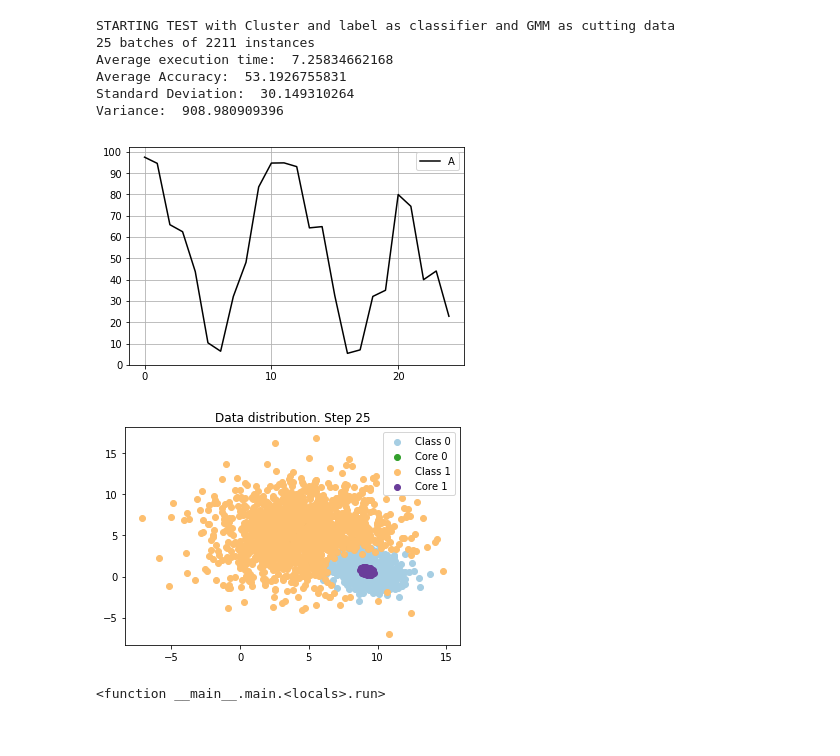
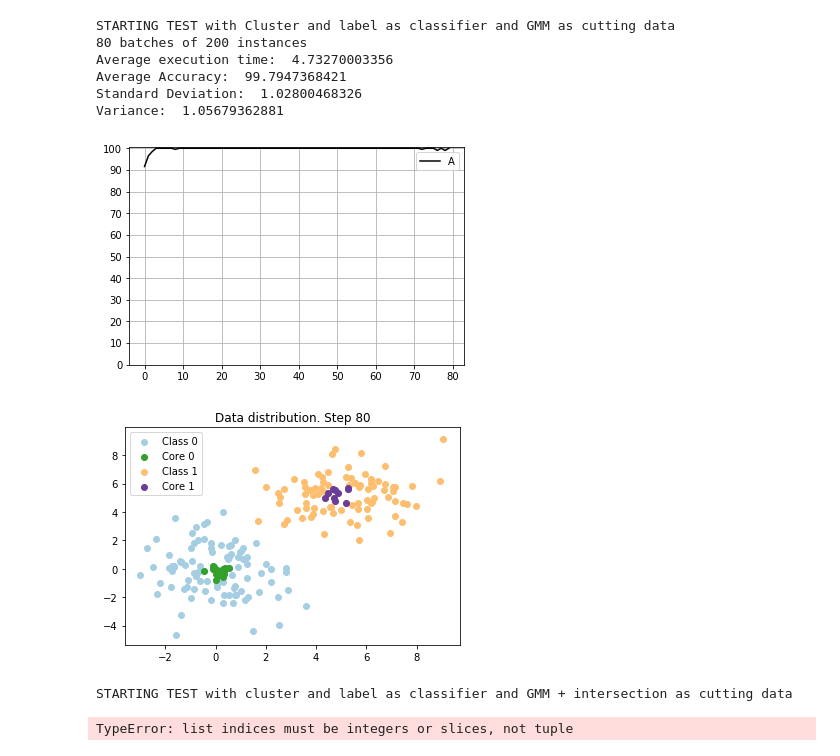
Before and after one commit to raulsenaferreira/Systems-Engineering, a Jupyter notebook: Dissertation/main.ipynb, the cells around one changed output. Cells and saved outputs as stored; diff of their text form; code cells hidden in the pictures.

```diff
--- a/Dissertation/main.ipynb
+++ b/Dissertation/main.ipynb
@@ -21,7 +21,7 @@ class Experiment():
         #commom for all experiments
         self.method = method
         self.initialLabeledDataPerc=0.05
-        self.classes=[0, 1]
+        #self.classes=[0, 1]
         self.usePCA=False
         #used only by gmm and cluster-label process
         self.densityFunction='gmm'
@@ -70,7 +70,7 @@ def doExperiments(dataValues, dataLabels, experiments, numberOfTimes, batches):
         #print data distribution in step t
         initial = (batches*sizeOfBatch)-sizeOfBatch
         final = initial + sizeOfBatch
-        plotFunctions.plot(dataValues[initial:final], dataLabels[initial:final], CoreX, CoreY, batches, e.classes)
+        plotFunctions.plot(dataValues[initial:final], dataLabels[initial:final], CoreX, CoreY, batches, classes)
 
 
 def main():
@@ -84,7 +84,7 @@ def main():
     path = os.getcwd()+sep+'experiments'+sep+'data'+sep
 
     #loading a dataset
-    dataValues, dataLabels = setup.loadCSurr(path, sep)
+    dataValues, dataLabels = setup.loadCDT(path, sep)
     #dataValues, dataLabels = setup.loadCheckerBoard(path)
 
 
@@ -104,44 +104,45 @@ def main():
     '''
     #experiments[2] = Experiment(kmeans_svm)
 
     ''' Proposed Method 1 (GMM core extraction) '''
-    experiments[3] = Experiment(proposed_gmm_core_extraction)
+    #experiments[3] = Experiment(proposed_gmm_core_extraction)
 
     ''' Proposed Method 2 (Alvim) '''
     ##experiments[4] = Experiment(compose3, dataValues, dataLabels, "STARTING TEST with Cluster and label as classifier and GMM / KDE as cutting data")
 
     '''
     Proposed method 3 (Intersection between two distributions)
     '''
     ##experiments[5] = Experiment(intersection, dataValues, dataLabels, "STARTING TEST Cluster and label as classifier and Intersection between two distributions")
 
     '''
     Proposed method 4 (Intersection between two distributions + GMM)
     '''
-    #experiments[6] = Experiment(improved_intersection)
+    experiments[6] = Experiment(improved_intersection)
 
     #doExperiments(experiments, 1)
 
     #running pywidget
     def run(sizeOfBatch):
         doExperiments(dataValues, dataLabels, experiments, 1, sizeOfBatch)
 
-    v = interact(run, sizeOfBatch=(1, 50, 1));
+    v = interact(run, sizeOfBatch=(1, 80, 1));
     display(v)
 
 
 if __name__ == "__main__":
     main()
 # %% [output]
 STARTING TEST with Cluster and label as classifier and GMM as cutting data
-25 batches of 2211 instances
-Average execution time:  7.25834662168
-Average Accuracy:  53.1926755831
-Standard Deviation:  30.149310264
-Variance:  908.980909396
+80 batches of 200 instances
+Average execution time:  4.73270003356
+Average Accuracy:  99.7947368421
+Standard Deviation:  1.02800468326
+Variance:  1.05679362881
-[figure, old version]
+[figure, new version]
-[figure, old version]
+[figure, new version]
-<function __main__.main.<locals>.run>
+STARTING TEST with cluster and label as classifier and GMM + intersection as cutting data
+TypeError: list indices must be integers or slices, not tuple
 # %%
 import setup
 import os
```
Also changed, not shown: 1 other file.
